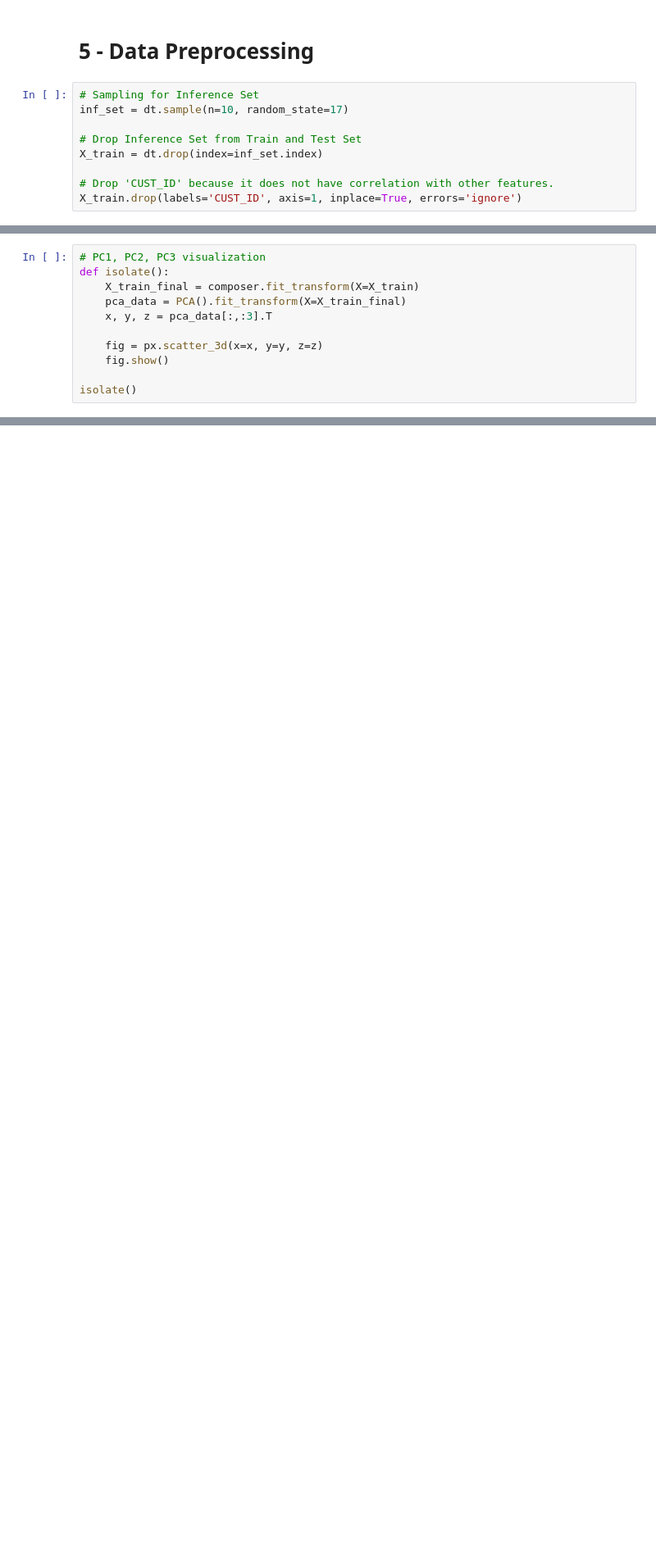
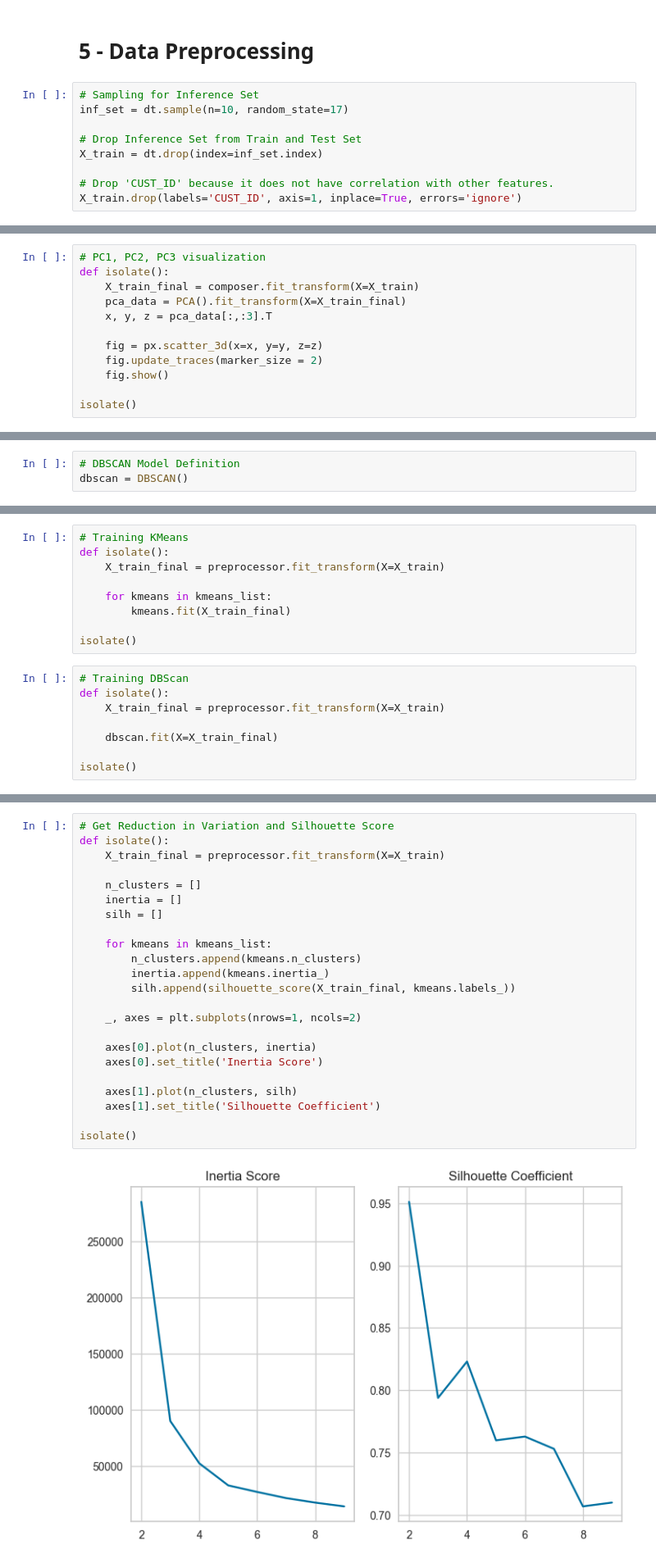
Before and after one commit to jasonrichdarmawan/p1-g4, a Jupyter notebook: h8dsft_P1G4_jason_rich_darmawan_onggo_putra.ipynb, the cells around one changed output, grey strips where cells are left out. Shown at 82% size. Drawn from its saved outputs; the diff is of its cells as text; blank space fills up the shorter version.

Commit message:
cleanup kmeans

```diff
--- a/h8dsft_P1G4_jason_rich_darmawan_onggo_putra.ipynb
+++ b/h8dsft_P1G4_jason_rich_darmawan_onggo_putra.ipynb
@@ -497,6 +600,7 @@ def isolate():
     x, y, z = pca_data[:,:3].T
 
     fig = px.scatter_3d(x=x, y=y, z=z)
+    fig.update_traces(marker_size = 2)
     fig.show()
 
 isolate()
@@ -502,0 +621,3 @@ isolate()
+# %%
+# DBSCAN Model Definition
+dbscan = DBSCAN()
@@ -502,0 +626,17 @@ isolate()
+# %%
+# Training KMeans
+def isolate():
+    X_train_final = preprocessor.fit_transform(X=X_train)
+
+    for kmeans in kmeans_list:
+        kmeans.fit(X_train_final)
+
+isolate()
+# %%
+# Training DBScan
+def isolate():
+    X_train_final = preprocessor.fit_transform(X=X_train)
+
+    dbscan.fit(X=X_train_final)
+
+isolate()
@@ -502,0 +650,25 @@ isolate()
+# %%
+# Get Reduction in Variation and Silhouette Score
+def isolate():
+    X_train_final = preprocessor.fit_transform(X=X_train)
+
+    n_clusters = []
+    inertia = []
+    silh = []
+
+    for kmeans in kmeans_list:
+        n_clusters.append(kmeans.n_clusters)
+        inertia.append(kmeans.inertia_)
+        silh.append(silhouette_score(X_train_final, kmeans.labels_))
+
+    _, axes = plt.subplots(nrows=1, ncols=2)
+
+    axes[0].plot(n_clusters, inertia)
+    axes[0].set_title('Inertia Score')
+
+    axes[1].plot(n_clusters, silh)
+    axes[1].set_title('Silhouette Coefficient')
+
+isolate()
+# %% [output]
+[figure, added]
```
Also changed, not shown: parts of 37 cells of this notebook, 1 other file.
